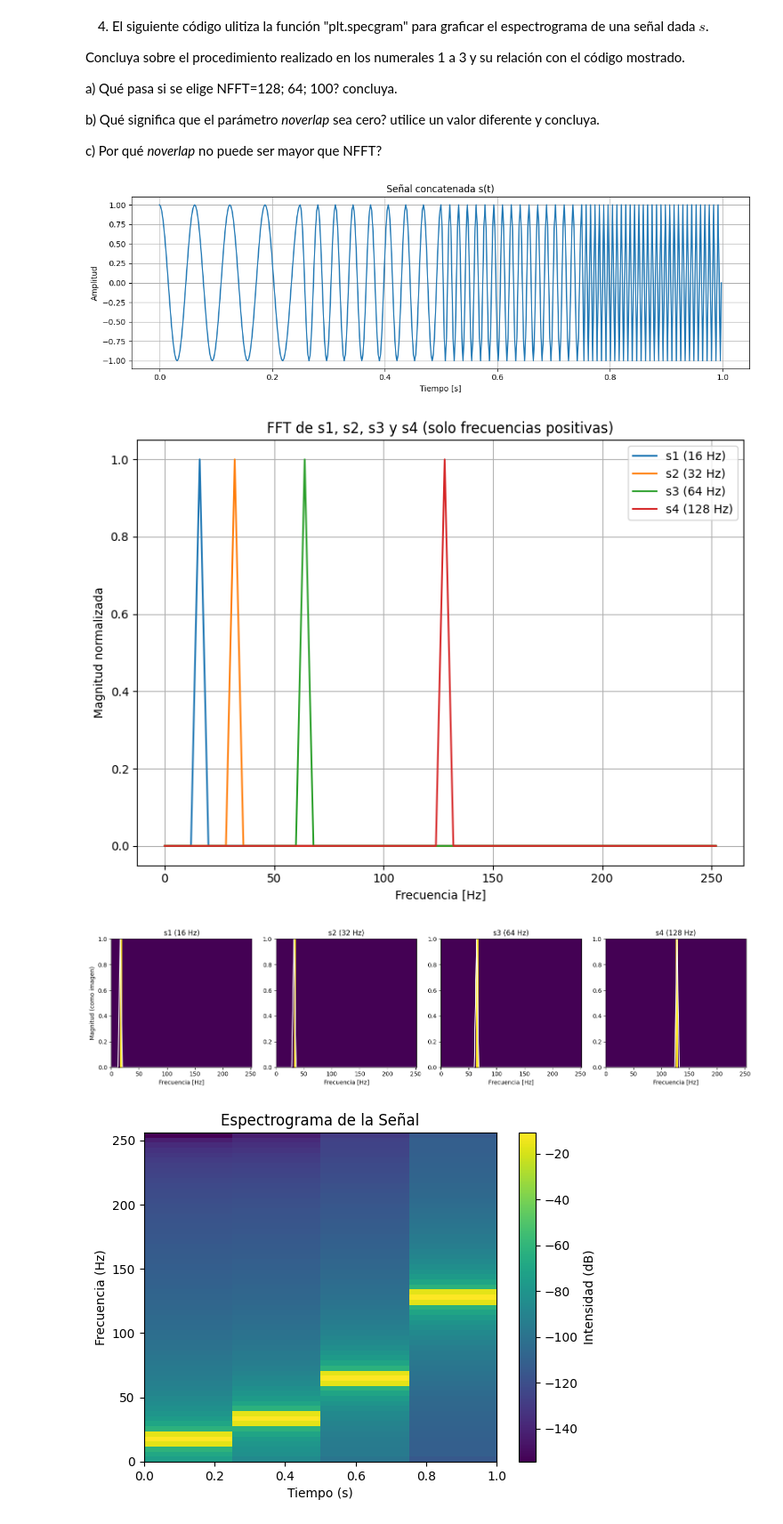
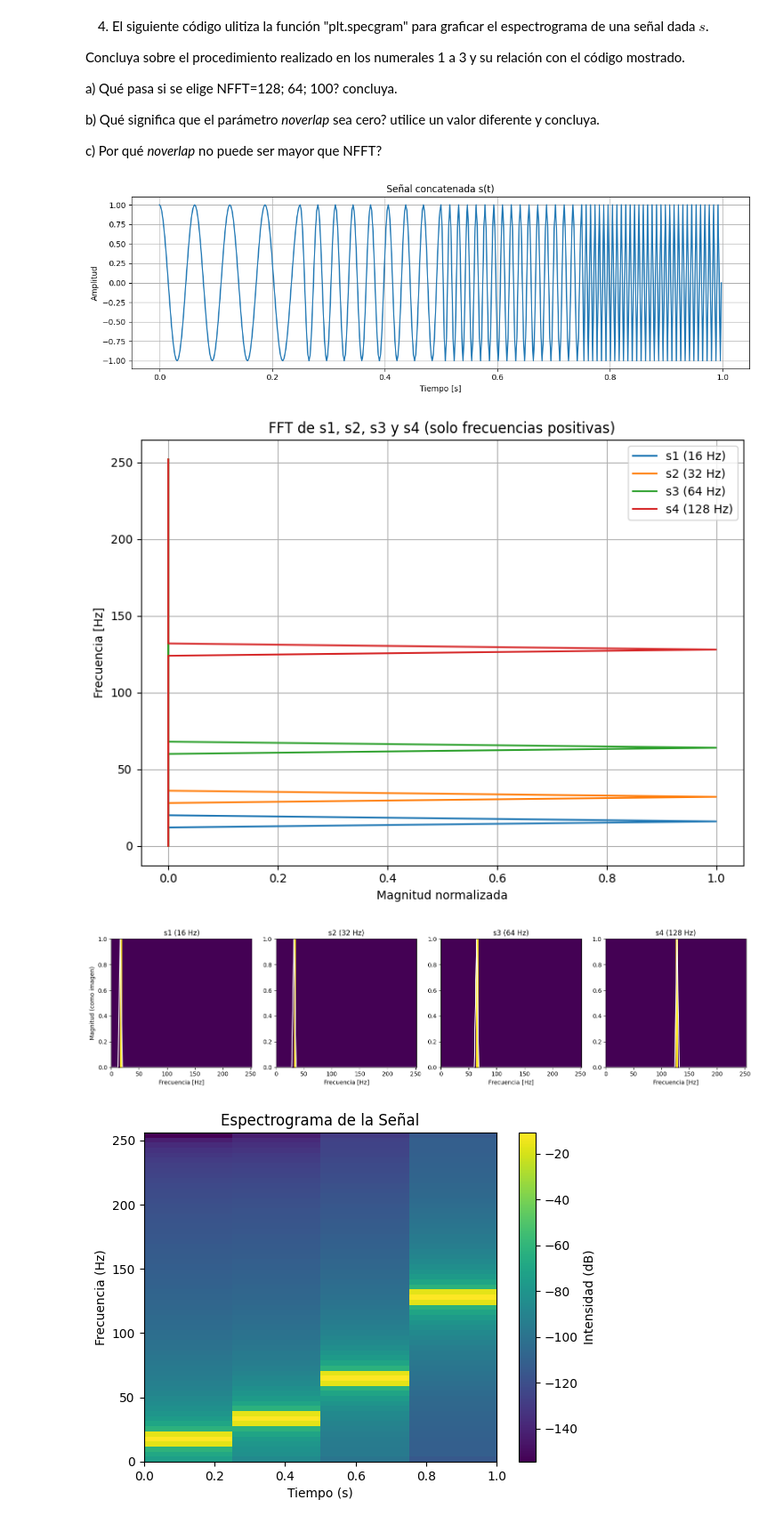
Before and after one commit to jbcgames/Lab_4_senales., a Jupyter notebook: Lab_4_Fourier_Estudiante.ipynb, the cells around one changed output. Shown at 89% size. Saved outputs shown, nothing was run; the diff lists cells and outputs as text; code cells hidden in the pictures.

```diff
--- a/Lab_4_Fourier_Estudiante.ipynb
+++ b/Lab_4_Fourier_Estudiante.ipynb
@@ -462,14 +462,14 @@ def calular_fft():
     # Gráfico
     plt.figure(figsize=(8, 6))
 
-    plt.plot(freqs1, mag1, label='s1 (16 Hz)')
-    plt.plot(freqs2, mag2, label='s2 (32 Hz)')
-    plt.plot(freqs3, mag3, label='s3 (64 Hz)')
-    plt.plot(freqs4, mag4, label='s4 (128 Hz)')
+    plt.plot(mag1, freqs1, label='s1 (16 Hz)')
+    plt.plot(mag2, freqs2, label='s2 (32 Hz)')
+    plt.plot(mag3, freqs3, label='s3 (64 Hz)')
+    plt.plot(mag4, freqs4, label='s4 (128 Hz)')
 
     plt.title("FFT de s1, s2, s3 y s4 (solo frecuencias positivas)")
-    plt.xlabel("Frecuencia [Hz]")
-    plt.ylabel("Magnitud normalizada")
+    plt.ylabel("Frecuencia [Hz]")
+    plt.xlabel("Magnitud normalizada")
     plt.grid(True)
     plt.legend()
     plt.tight_layout()
@@ -503,34 +503,34 @@ def calcular_dft():
 
     # Crear "imagen" de la DFT (repitiendo la magnitud como filas de una matriz)
     def fft_image(mag, rows=100):
         return np.tile(mag, (rows, 1))
 
     # Subplot 1x4
     fig, axes = plt.subplots(1, 4, figsize=(16, 4))
 
     fft_mags = [mag1, mag2, mag3, mag4]
     freqs = [freqs1, freqs2, freqs3, freqs4]
     titles = ['s1 (16 Hz)', 's2 (32 Hz)', 's3 (64 Hz)', 's4 (128 Hz)']
 
     for i in range(4):
         ax = axes[i]
         img = fft_image(fft_mags[i])
         ax.imshow(img, aspect='auto', extent=[freqs[i][0], freqs[i][-1], 0, 1], origin='lower', cmap='viridis')
         ax.plot(freqs[i], fft_mags[i], color='white', linewidth=1.5)
         ax.set_title(titles[i])
         ax.set_xlabel('Frecuencia [Hz]')
         if i == 0:
             ax.set_ylabel('Magnitud (como imagen)')
         ax.grid(False)
 
     plt.tight_layout()
     plt.show()
 senales_coseno()
 calular_fft()
 calcular_dft()
 # %% [output]
 [figure]
-[figure, old version]
+[figure, new version]
 [figure]
 # %%
 import matplotlib.pyplot as plt
```
Also changed, not shown: parts of 1 cell of this notebook.
